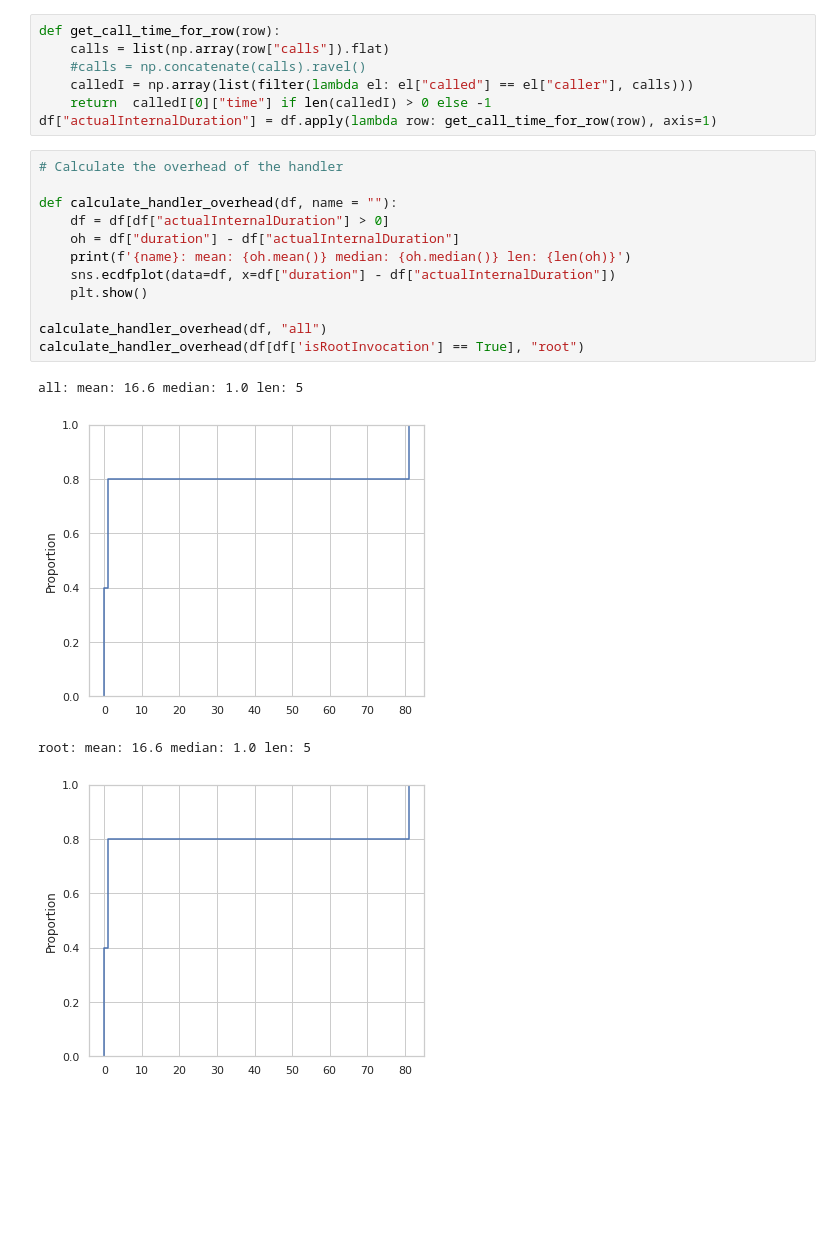
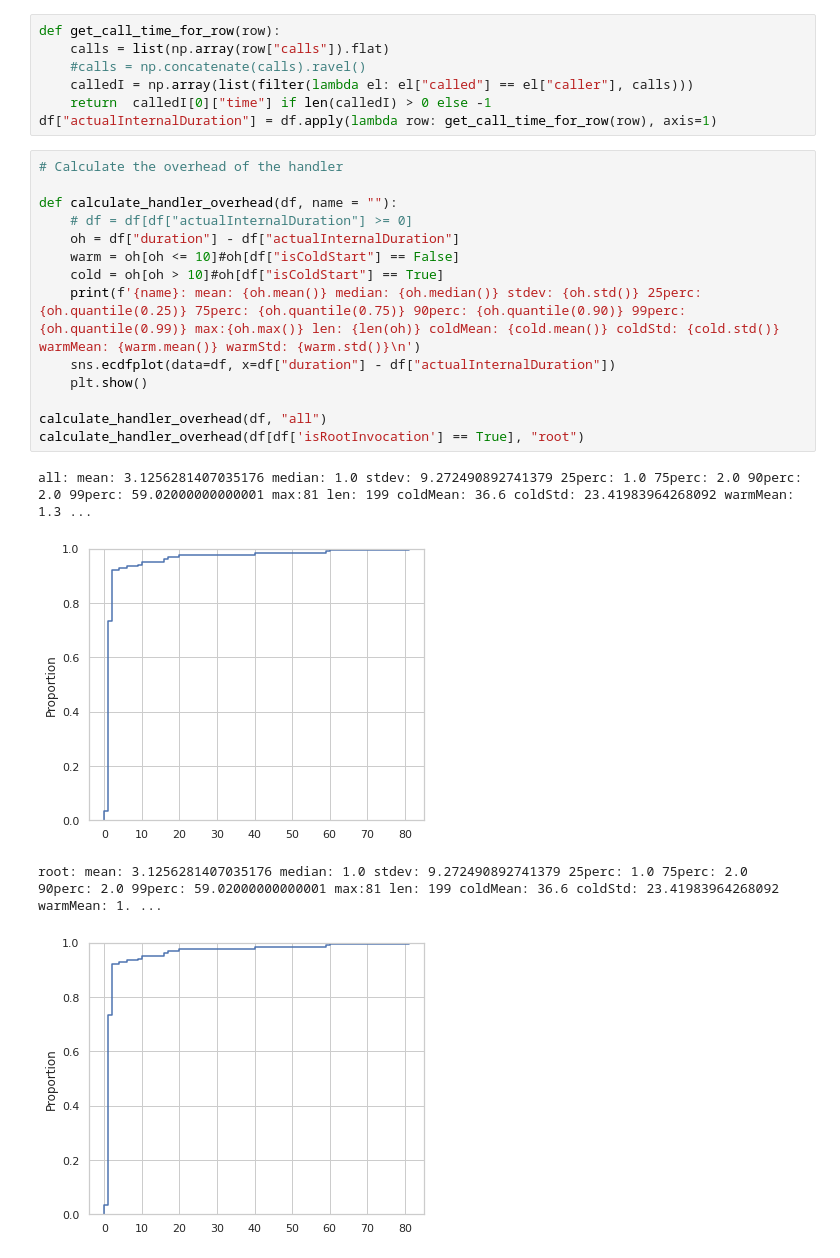
Before and after one commit to umbrellerde/functionfusion, a Jupyter notebook: statistics/stats.ipynb, the cells around one changed output. Cells and saved outputs as stored; diff of their text form; blank space fills up the shorter version.

```diff
--- a/statistics/stats.ipynb
+++ b/statistics/stats.ipynb
@@ -247,17 +247,19 @@ df["actualInternalDuration"] = df.apply(lambda row: get_call_time_for_row(row),
 # %%
 # Calculate the overhead of the handler
 
 def calculate_handler_overhead(df, name = ""):
-    df = df[df["actualInternalDuration"] > 0]
+    # df = df[df["actualInternalDuration"] >= 0]
     oh = df["duration"] - df["actualInternalDuration"]
-    print(f'{name}: mean: {oh.mean()} median: {oh.median()} len: {len(oh)}')
+    warm = oh[oh <= 10]#oh[df["isColdStart"] == False]
+    cold = oh[oh > 10]#oh[df["isColdStart"] == True]
+    print(f'{name}: mean: {oh.mean()} median: {oh.median()} stdev: {oh.std()} 25perc: {oh.quantile(0.25)} 75perc: {oh.quantile(0.75)} 90perc: {oh.quantile(0.90)} 99perc: {oh.quantile(0.99)} max:{oh.max()} len: {len(oh)} coldMean: {cold.mean()} coldStd: {cold.std()} warmMean: {warm.mean()} warmStd: {warm.std()}\n')
     sns.ecdfplot(data=df, x=df["duration"] - df["actualInternalDuration"])
     plt.show()
 
 calculate_handler_overhead(df, "all")
 calculate_handler_overhead(df[df['isRootInvocation'] == True], "root")
 # %% [output]
-all: mean: 16.6 median: 1.0 len: 5
+all: mean: 3.1256281407035176 median: 1.0 stdev: 9.272490892741379 25perc: 1.0 75perc: 2.0 90perc: 2.0 99perc: 59.02000000000001 max:81 len: 199 coldMean: 36.6 coldStd: 23.41983964268092 warmMean: 1.3 ...
-[figure, old version]
+[figure, new version]
-root: mean: 16.6 median: 1.0 len: 5
+root: mean: 3.1256281407035176 median: 1.0 stdev: 9.272490892741379 25perc: 1.0 75perc: 2.0 90perc: 2.0 99perc: 59.02000000000001 max:81 len: 199 coldMean: 36.6 coldStd: 23.41983964268092 warmMean: 1. ...
-[figure, old version]
+[figure, new version]
```
Also changed, not shown: parts of 2 cells of this notebook, 7 other files.
